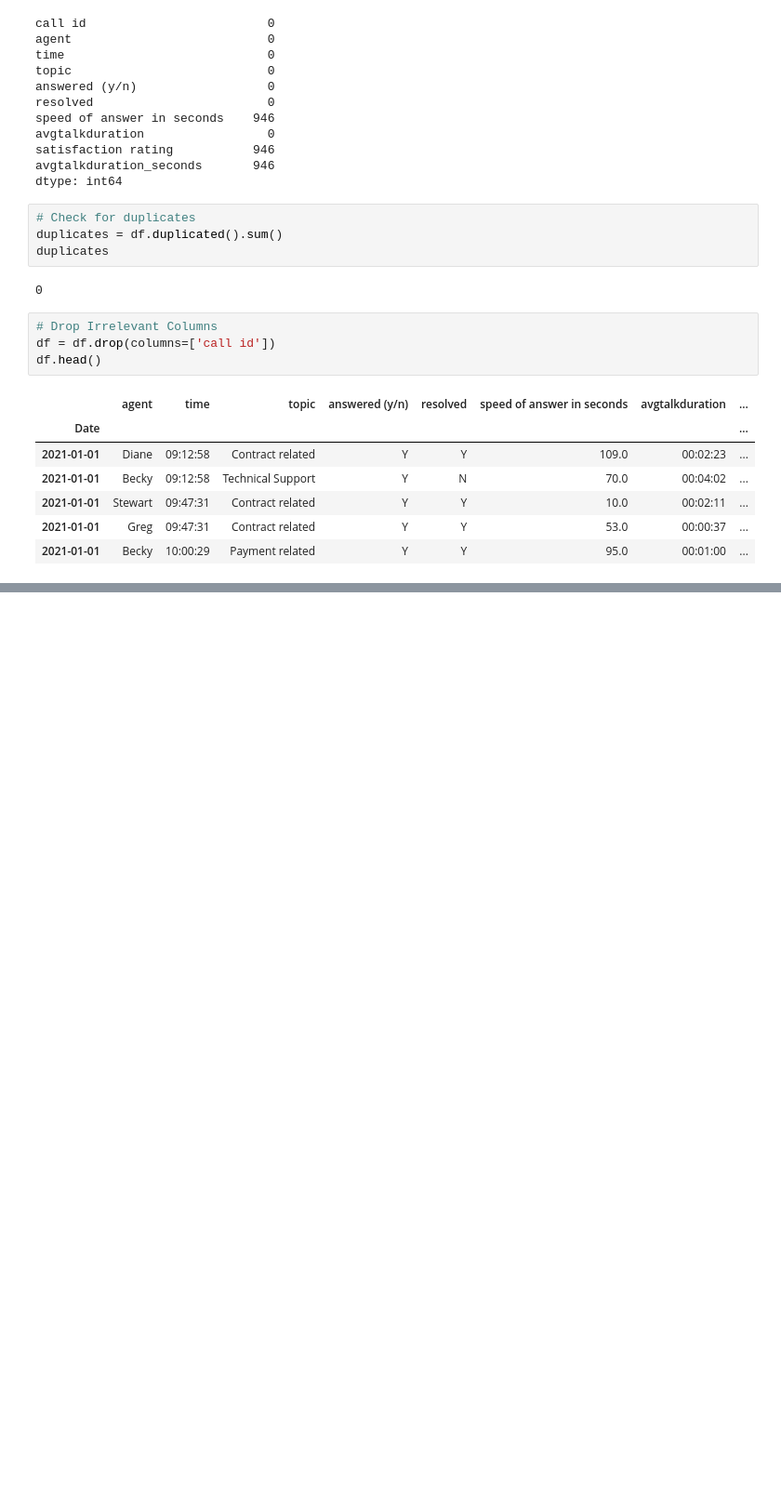
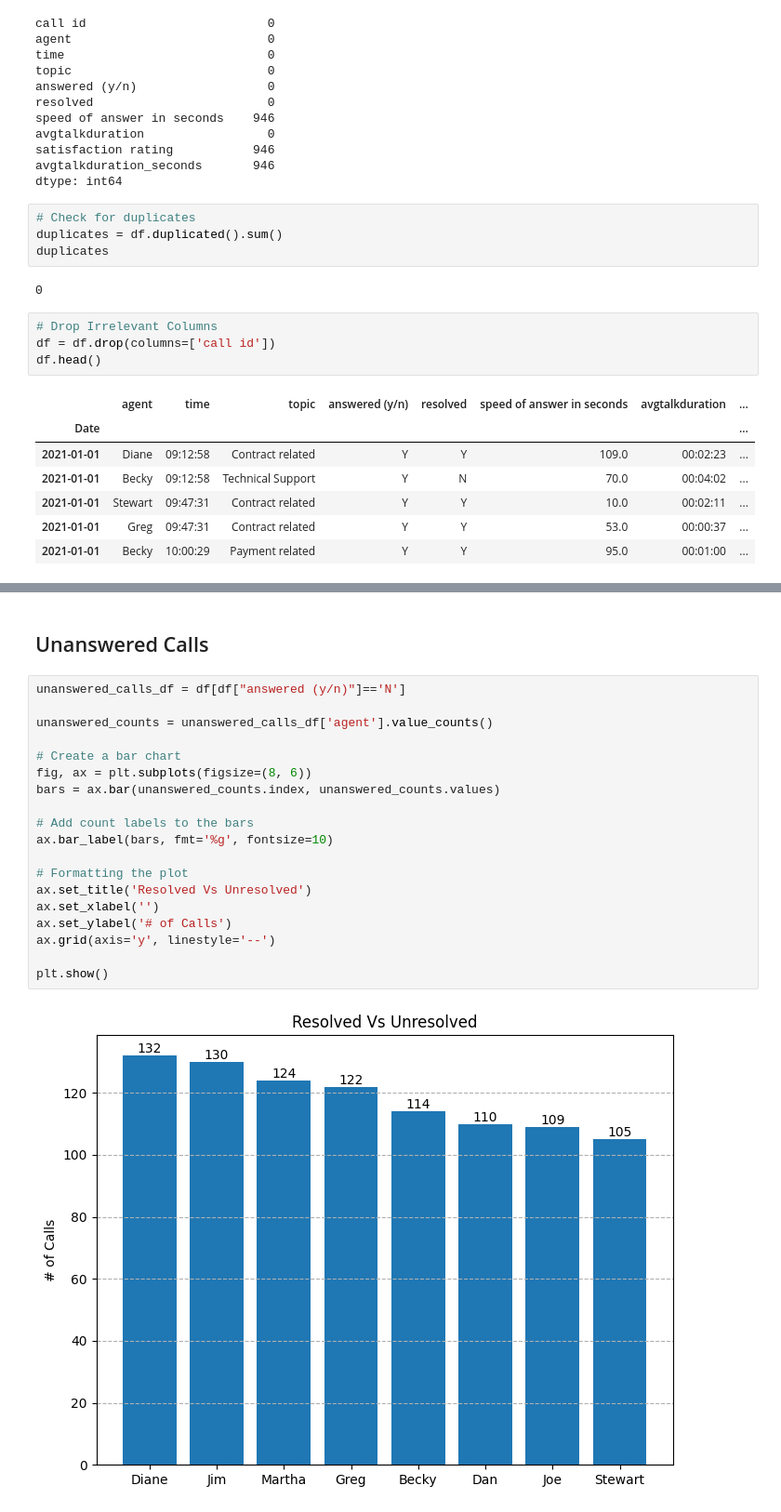
Before and after one commit to daveysull/PFDA, a Jupyter notebook: project/project.ipynb, the cells around one changed output, grey strips where cells are left out. Shown at 93% size. Cells and saved outputs as stored; diff of their text form; blank space fills up the shorter version.

```diff
--- a/project/project.ipynb
+++ b/project/project.ipynb
@@ -113,0 +272,23 @@ df.head()
+# %% [markdown]
+## Unanswered Calls
+# %%
+unanswered_calls_df = df[df["answered (y/n)"]=='N']
+
+unanswered_counts = unanswered_calls_df['agent'].value_counts()
+
+# Create a bar chart
+fig, ax = plt.subplots(figsize=(8, 6))
+bars = ax.bar(unanswered_counts.index, unanswered_counts.values)
+
+# Add count labels to the bars
+ax.bar_label(bars, fmt='%g', fontsize=10)
+
+# Formatting the plot
+ax.set_title('Resolved Vs Unresolved')
+ax.set_xlabel('')
+ax.set_ylabel('# of Calls')
+ax.grid(axis='y', linestyle='--')
+
+plt.show()
+# %% [output]
+[figure, added]
```
Also changed, not shown: parts of 25 cells of this notebook.
